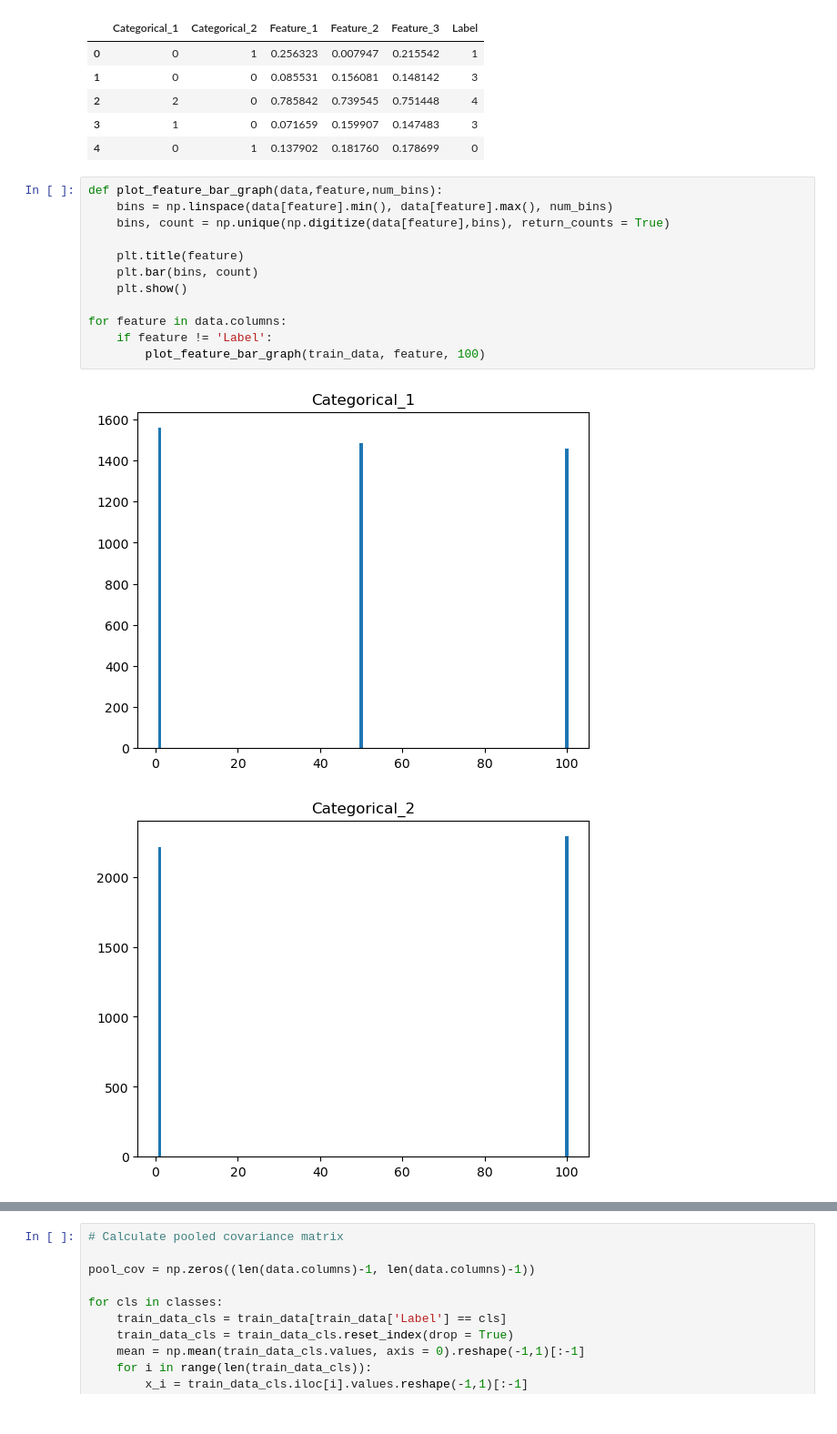
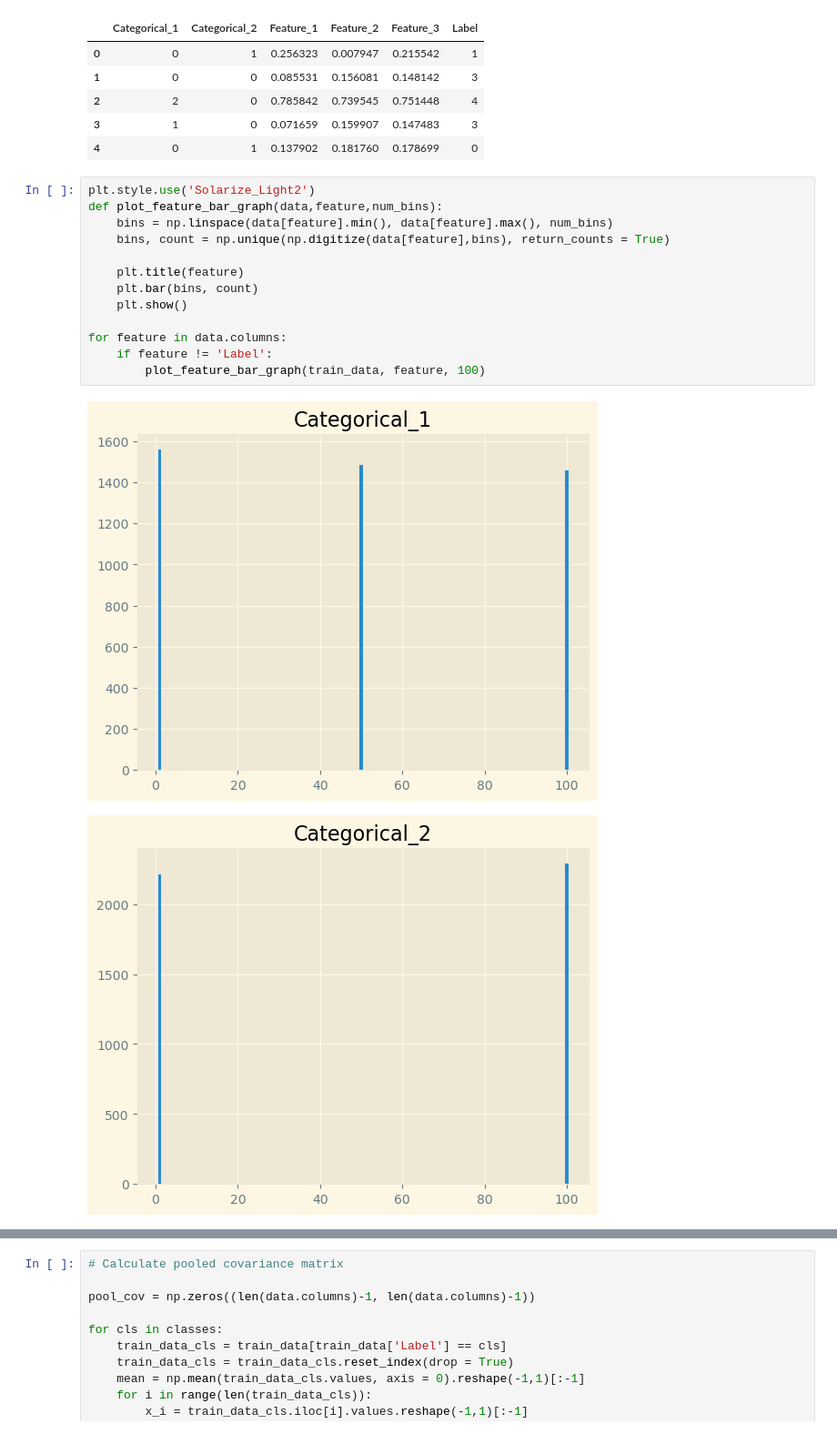
Before and after one commit to NithinVS2k4/Machine-Learning-From-Scratch, a Jupyter notebook: Supervised/Classification/LinearDiscriminantAnalysis.ipynb, the cells around one changed output, grey strips where cells are left out. Shown at 91% size. Drawn from its saved outputs; the diff is of its cells as text.

```diff
--- a/Supervised/Classification/LinearDiscriminantAnalysis.ipynb
+++ b/Supervised/Classification/LinearDiscriminantAnalysis.ipynb
@@ -54,17 +61,18 @@ train_data.head()
 | 3 | 1 | 0 | 0.071659 | 0.159907 | 0.147483 | 3 |
 | 4 | 0 | 1 | 0.137902 | 0.181760 | 0.178699 | 0 |
 # %%
+plt.style.use('Solarize_Light2')
 def plot_feature_bar_graph(data,feature,num_bins):
     bins = np.linspace(data[feature].min(), data[feature].max(), num_bins)
     bins, count = np.unique(np.digitize(data[feature],bins), return_counts = True)
 
     plt.title(feature)
     plt.bar(bins, count)
     plt.show()
 
 for feature in data.columns:
     if feature != 'Label':
         plot_feature_bar_graph(train_data, feature, 100)
 # %% [output]
-[figure, old version]
+[figure, new version]
-[figure, old version]
+[figure, new version]
```
Also changed, not shown: parts of 5 cells of this notebook, 3 other files.
